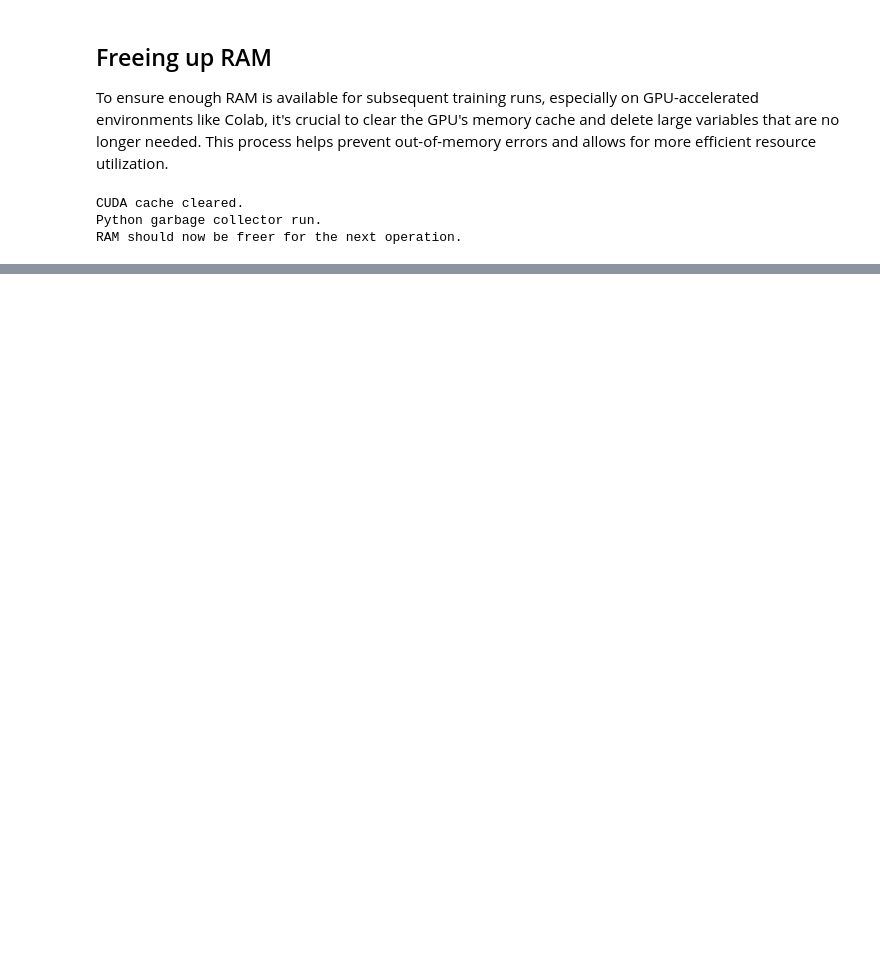
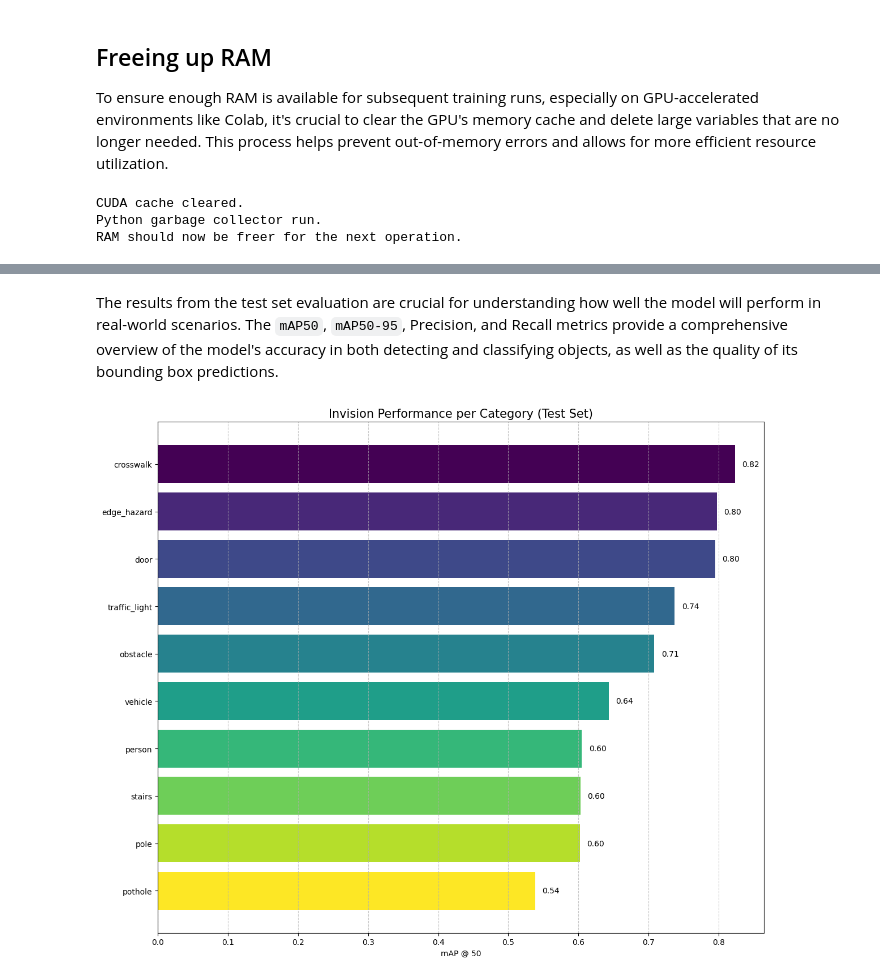
Before and after one commit to alecksandr26/InVision, a Jupyter notebook: src/cv-invision/notebooks/InVisionDetectionModelYolov5n.ipynb, the cells around one changed output, grey strips where cells are left out. Drawn from its saved outputs; the diff is of its cells as text; code cells hidden in the pictures; blank space fills up the shorter version.

```diff
--- a/src/cv-invision/notebooks/InVisionDetectionModelYolov5n.ipynb
+++ b/src/cv-invision/notebooks/InVisionDetectionModelYolov5n.ipynb
@@ -616,0 +825,3 @@ RAM should now be freer for the next operation.
+# %%
+PATH_BEST_QUANT_MODEL = f'{LAST_RUN_DIR}/weights/best_saved_model/best_int8.tflite'
+model = YOLO(PATH_BEST_QUANT_MODEL, task='detect')  # Initialize the YOLO model with the `best.pt` weights from the specified path.
@@ -616,0 +836,14 @@ RAM should now be freer for the next operation.
+# %%
+# Validate against the TEST set
+# We use split='test' to ensure the data is completely new to the model
+metrics = model.val(data=YAML_FILE, split='test')
+
+# Print professional metrics
+print("\n" + "="*40)
+print(f"📊 FINAL RESULTS - TEST SET")
+print("-" * 40)
+print(f"mAP50:      {metrics.box.map50:.4f}")
+print(f"mAP50-95:   {metrics.box.map:.4f}")
+print(f"Precision:  {metrics.box.mp:.4f}")
+print(f"Recall:     {metrics.box.mr:.4f}")
+print("="*40)
@@ -616,0 +876,46 @@ RAM should now be freer for the next operation.
+# %% [markdown]
+The results from the test set evaluation are crucial for understanding how well the model will perform in real-world scenarios. The `mAP50`, `mAP50-95`, Precision, and Recall metrics provide a comprehensive overview of the model's accuracy in both detecting and classifying objects, as well as the quality of its bounding box predictions.
+# %%
+import matplotlib.pyplot as plt
+import numpy as np
+
+# Extract class names their respective mAP50
+maps_per_class = metrics.box.maps  # This gives the mAP50-95 for each class by default in YOLOv8/v11
+# Note: If you prefer to visualize exact mAP50, YOLO saves it in results_test.box.map50
+
+# Create a list of tuples (Name, Value) to sort
+data_to_plot = []
+for i, mAP in enumerate(metrics.box.ap50): # Using ap50 for mAP@.50
+    data_to_plot.append((CLASS_NAMES[i], mAP))
+
+# Sort from highest to lowest for better histogram readability
+data_to_plot.sort(key=lambda x: x[1], reverse=True)
+labels, values = zip(*data_to_plot)
+
+# Create the plot
+plt.figure(figsize=(12, 10))
+colors = plt.cm.viridis(np.linspace(0, 1, len(labels))) # Beautiful colors
+
+bars = plt.barh(labels, values, color=colors)
+plt.xlabel('mAP @ 50')
+plt.title('Invision Performance per Category (Test Set)', fontsize=15)
+plt.grid(axis='x', linestyle='--', alpha=0.7)
+
+# Add the numerical value at the end of each bar
+for bar in bars:
+    width = bar.get_width()
+    plt.text(width + 0.01, bar.get_y() + bar.get_height()/2,
+             f'{width:.2f}', va='center', fontsize=10)
+
+plt.gca().invert_yaxis() # Put the best class at the top
+plt.tight_layout()
+plt.show()
+
+# 5. Security reminder based on your rules:
+low_perf_classes = [l for l, v in data_to_plot if v < 0.4]
+if low_perf_classes:
+    print(f"\n⚠️ SECURITY ALERT:")
+    print(f"Classes {low_perf_classes} have performance below 40%.")
+    print("Remember that if the model fails in these detections, the system must return -1.")
+# %% [output]
+[figure, added]
```
Also changed, not shown: parts of 30 cells of this notebook.
